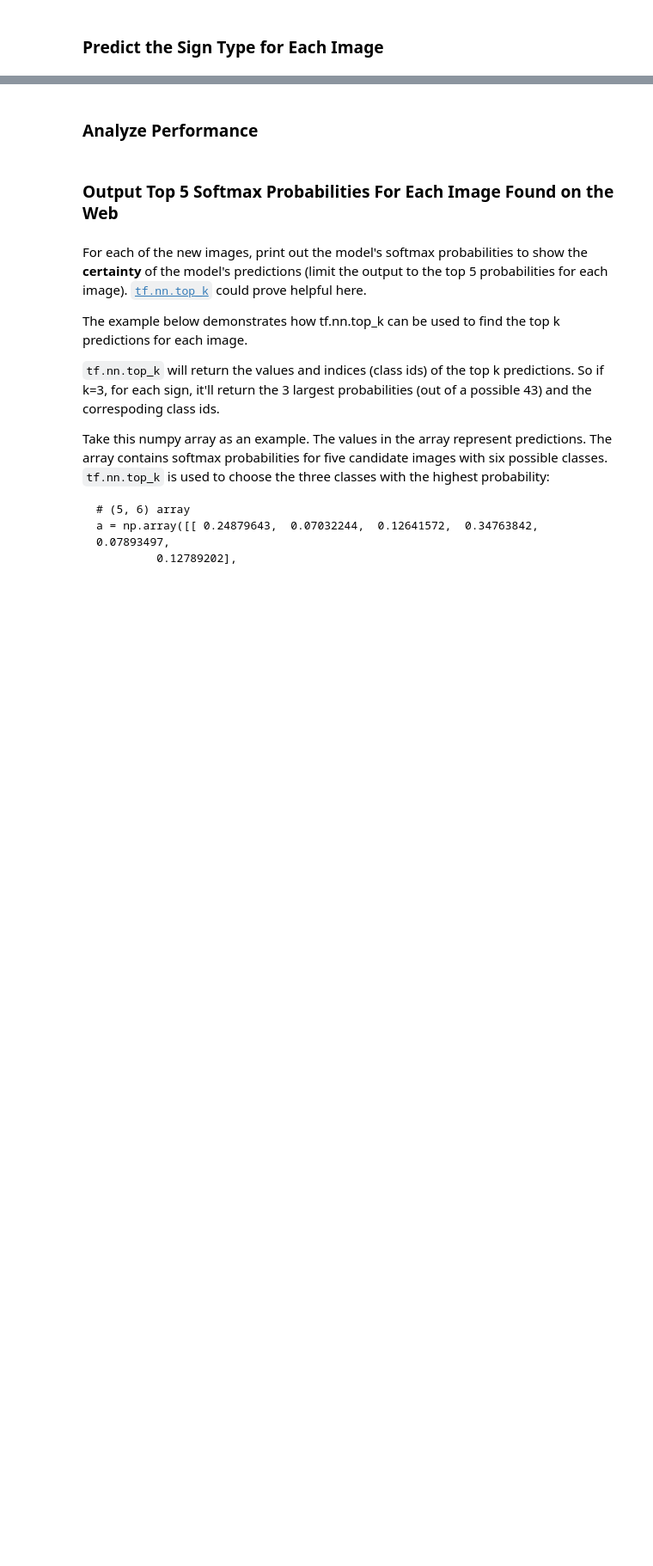
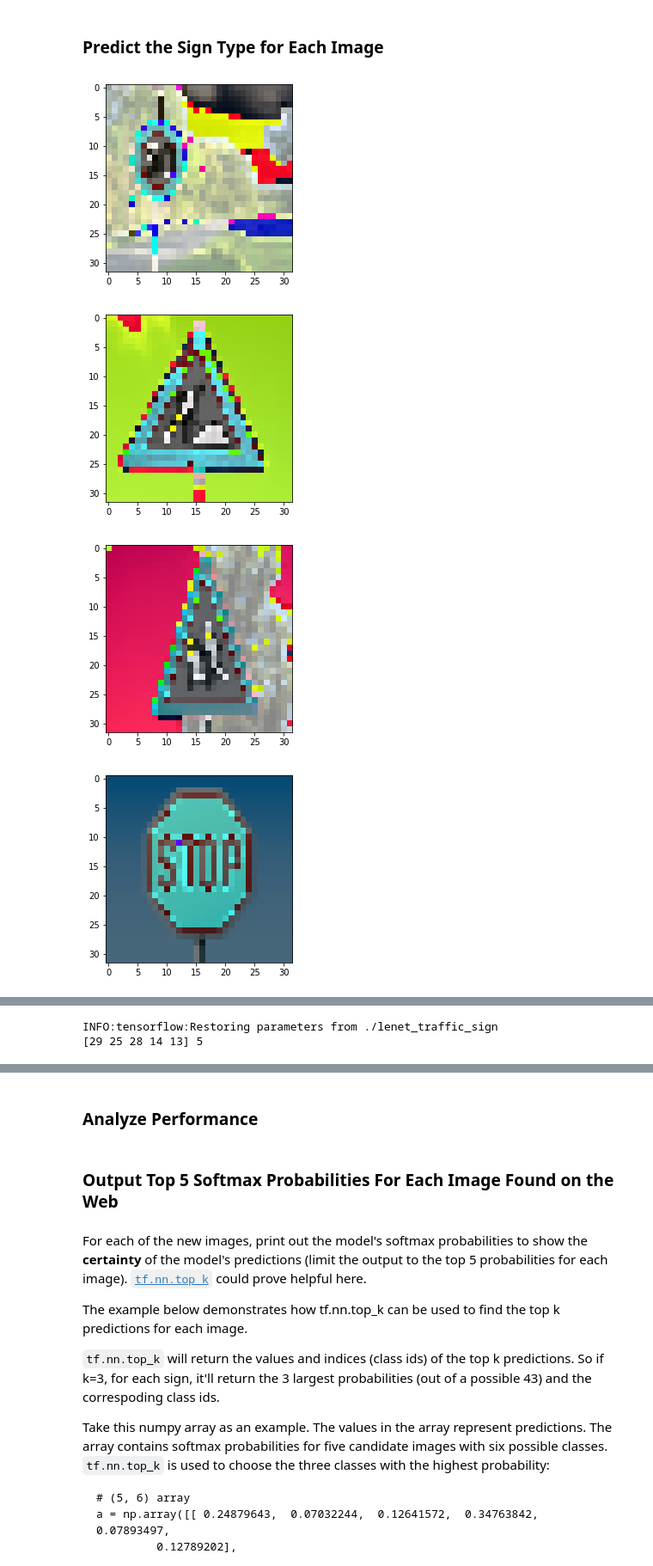
Before and after one commit to hlfshell/Udacity-CarND-Traffic_Sign_Classifier, a Jupyter notebook: Traffic_Sign_Classifier.ipynb, the cells around one changed output, grey strips where cells are left out. Shown at 86% size. Cells and saved outputs as stored; diff of their text form; code cells hidden in the pictures; blank space fills up the shorter version.

```diff
--- a/Traffic_Sign_Classifier.ipynb
+++ b/Traffic_Sign_Classifier.ipynb
@@ -453,0 +484,20 @@ You may find `signnames.csv` useful as it contains mappings from the class id (i
+# %%
+# First, we need to normalize all images like we did to training/validation/testing
+
+results = []
+for index, image in enumerate(X_evaluate):
+#     gray = grayscale(image)
+#     normal = normalize(gray)
+    normal = normalize(image)
+    results.append(normal)
+X_evaluate = results
+X_evaluate = reshape(X_evaluate)
+
+for image in X_evaluate:
+    plt.figure()
+    plt.imshow(image)
+# %% [output]
+[figure, added]
+[figure, added]
+[figure, added]
+[figure, added]
@@ -453,0 +505,11 @@ You may find `signnames.csv` useful as it contains mappings from the class id (i
+# %%
+# Then we can evaluate on each item
+
+with tf.Session() as sess:
+    saver.restore(sess, './lenet_traffic_sign')
+    signs_classes = sess.run(tf.argmax(logits, 1), feed_dict={ x: X_evaluate })
+
+print(signs_classes, len(signs_classes))
+# %% [output]
+INFO:tensorflow:Restoring parameters from ./lenet_traffic_sign
+[29 25 28 14 13] 5
```
Also changed, not shown: parts of 13 cells of this notebook.
